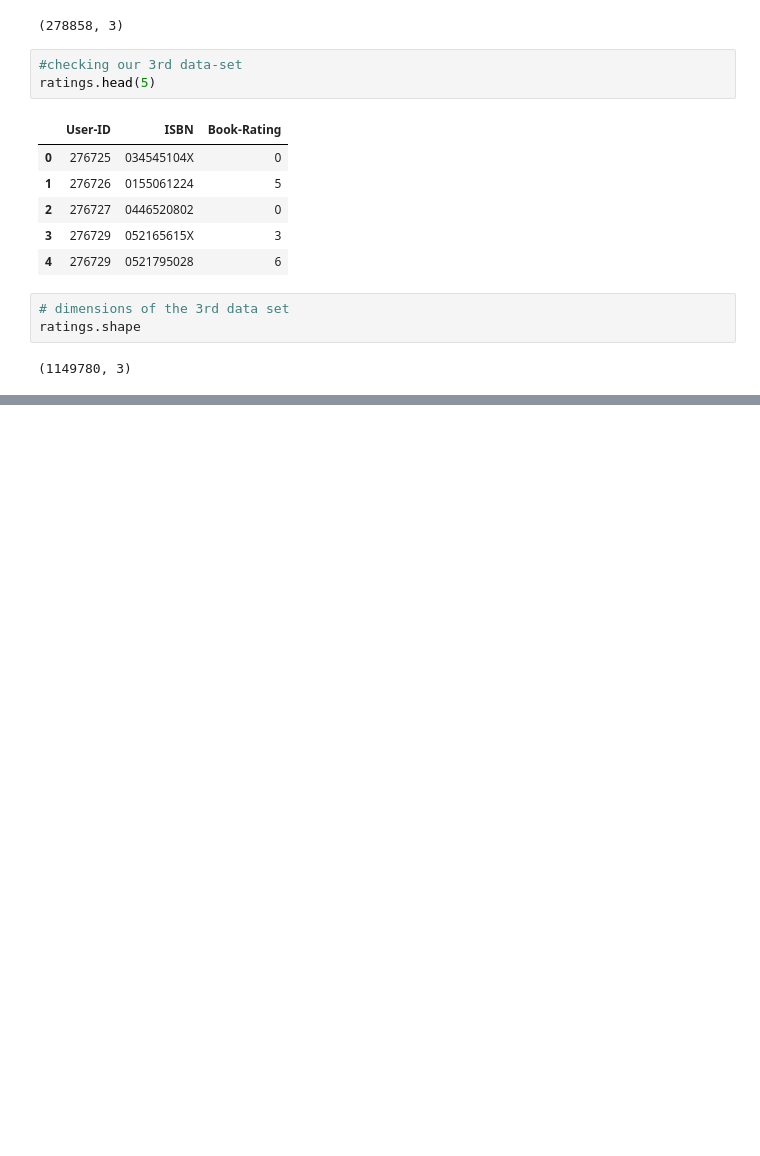
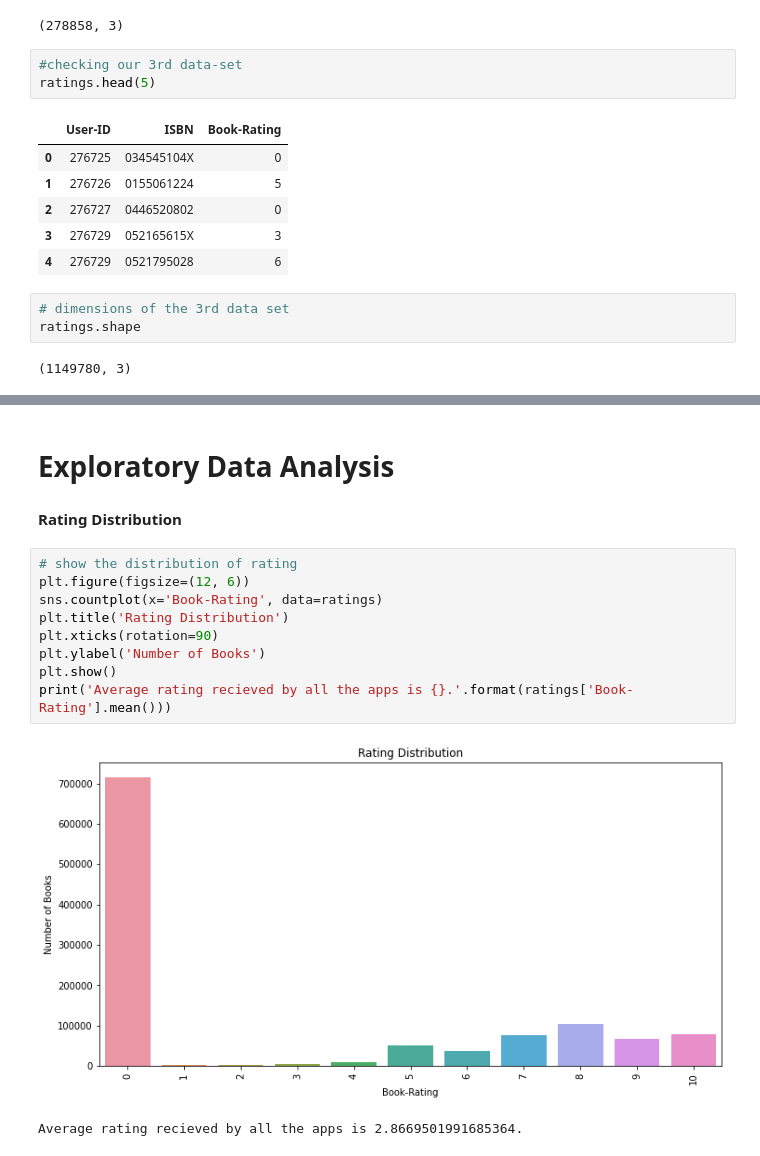
Before and after one commit to Ayushman0Singh/BookRecommendationSystem, a Jupyter notebook: BookRecomendation.ipynb, the cells around one changed output, grey strips where cells are left out. Saved outputs shown, nothing was run; the diff lists cells and outputs as text; blank space fills up the shorter version.

```diff
--- a/BookRecomendation.ipynb
+++ b/BookRecomendation.ipynb
@@ -74,0 +99,16 @@ ratings.shape
+# %% [markdown]
+# Exploratory Data Analysis
+# %% [markdown]
+**Rating Distribution**
+# %%
+# show the distribution of rating
+plt.figure(figsize=(12, 6))
+sns.countplot(x='Book-Rating', data=ratings)
+plt.title('Rating Distribution')
+plt.xticks(rotation=90)
+plt.ylabel('Number of Books')
+plt.show()
+print('Average rating recieved by all the apps is {}.'.format(ratings['Book-Rating'].mean()))
+# %% [output]
+[figure, added]
+Average rating recieved by all the apps is 2.8669501991685364.
```
Also changed, not shown: parts of 19 cells of this notebook.
